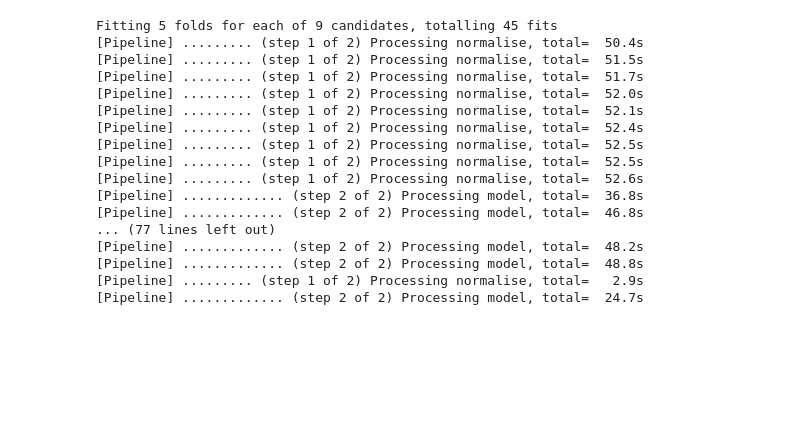
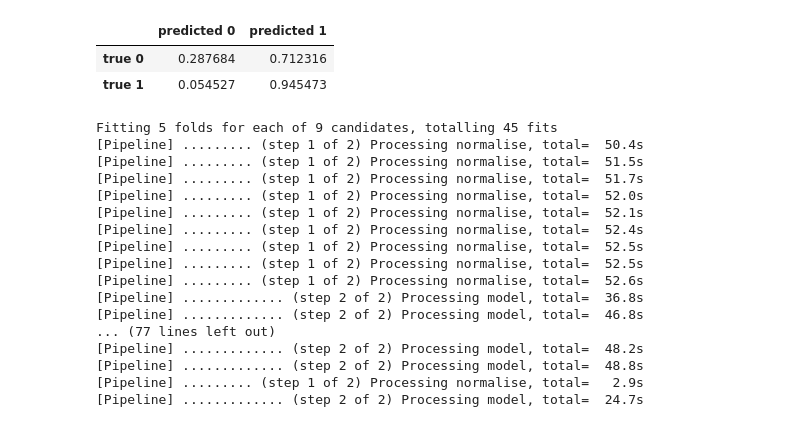
Before and after one commit to 0smee/nlp-capstone, a Jupyter notebook: notebooks/decision-tree.ipynb, the cells around one changed output. Drawn from its saved outputs; the diff is of its cells as text; code cells hidden in the pictures; blank space fills up the shorter version.

```diff
--- a/notebooks/decision-tree.ipynb
+++ b/notebooks/decision-tree.ipynb
@@ -41,6 +64,20 @@ Pipeline(steps=[('normalise', StandardScaler()),
                 ('model',
                  DecisionTreeClassifier(max_depth=10, random_state=12))],
          verbose=True)
+# %%
+y_test_pred = pipe.predict(scaler.transform(X_test)) # USING THE UNSAMPLED BUT SCALED TEST DATA
+# %%
+# confusion matrix
+conmat = pd.DataFrame(
+    data = confusion_matrix(y_test, y_test_pred, normalize="true"),
+    index = ['true 0', 'true 1'],
+    columns = ['predicted 0', 'predicted 1']
+)
+display(conmat)
+# %% [output]
+|  | predicted 0 | predicted 1 |
+| true 0 | 0.287684 | 0.712316 |
+| true 1 | 0.054527 | 0.945473 |
 # %%
 
 params = {
```
Also changed, not shown: parts of 7 cells of this notebook.
